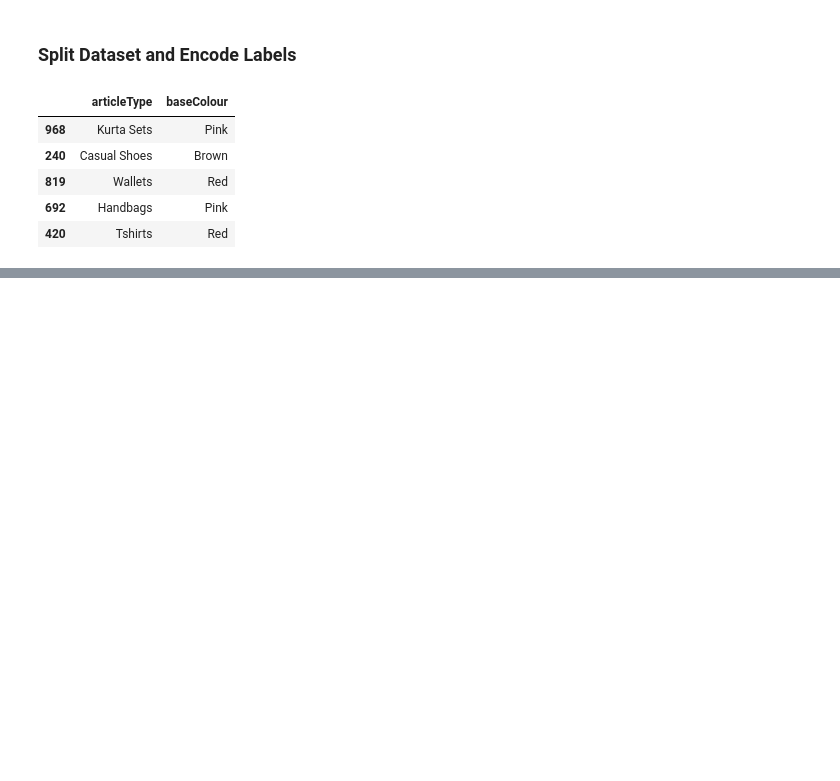
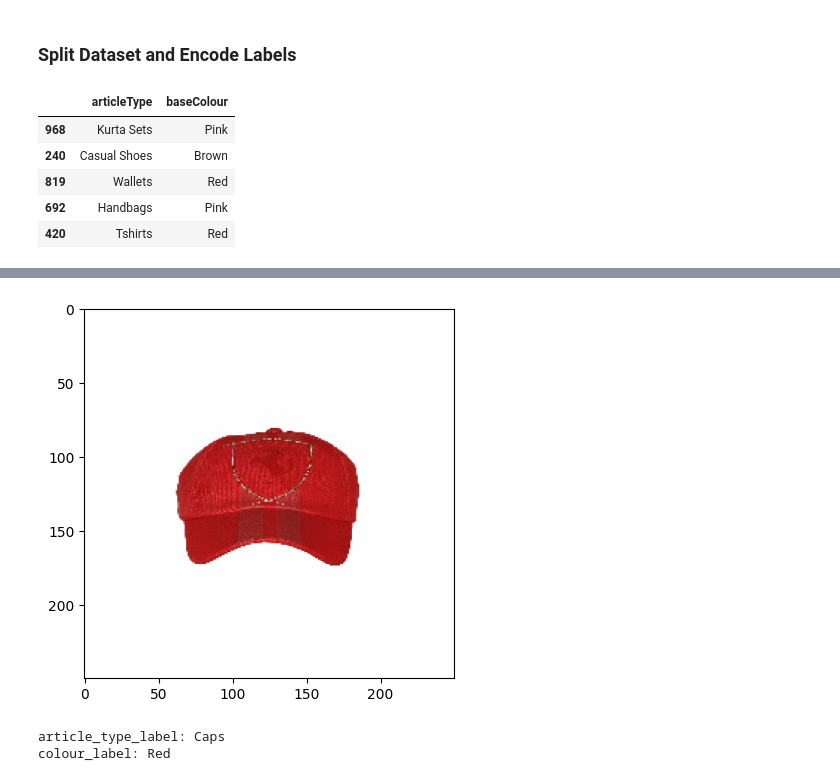
Before and after one commit to ihorkomarov/cloth_classifier, a Jupyter notebook: dataset_exploration.ipynb, the cells around one changed output, grey strips where cells are left out. Saved outputs shown, nothing was run; the diff lists cells and outputs as text; code cells hidden in the pictures; blank space fills up the shorter version.

```diff
--- a/dataset_exploration.ipynb
+++ b/dataset_exploration.ipynb
@@ -22,8 +18,8 @@ if (SMALL_DATASET):
     df_data = pd.read_csv("dataset/fashion-product-images-small/styles.csv", on_bad_lines='skip')
     image_files = os.listdir("dataset/fashion-product-images-small/images")
 else:
-    df_data = pd.read_csv("dataset/fashion-product-images-dataset/styles.csv", on_bad_lines='skip')
-    image_files = os.listdir("dataset/fashion-product-images-dataset/images")
+    df_data = pd.read_csv("../input/fashion-product-images-dataset/fashion-dataset/styles.csv", on_bad_lines='skip')
+    image_files = os.listdir("../input/fashion-product-images-dataset/fashion-dataset/images")
 # %% [markdown]
 ### Clean Data from nulls and non existing images
 # %%
@@ -62,7 +58,7 @@ df_data = df_data[mask].reset_index(drop=True)
 if (SMALL_DATASET):
     df_data['filename'] = df_data['id'].apply(lambda x: os.path.join("dataset/fashion-product-images-small/images/",str(x)+".jpg"))
 else:
-    df_data['filename'] = df_data['id'].apply(lambda x: os.path.join("dataset/fashion-product-images-dataset/images/",str(x)+".jpg"))
+    df_data['filename'] = df_data['id'].apply(lambda x: os.path.join("../input/fashion-product-images-dataset/fashion-dataset/images/",str(x)+".jpg"))
 # %%
 df_data.head()
 # %% [output]
@@ -84,6 +91,10 @@ import numpy as np
 # %%
-#normalize images by fixin width and height
-IMAGE_WIDTH = 50
-IMAGE_HEIGHT = 50
+#normalize images by fixing width and height
+if (SMALL_DATASET):
+    IMAGE_WIDTH = 60
+    IMAGE_HEIGHT = 60
+else:
+    IMAGE_WIDTH = 250
+    IMAGE_HEIGHT = 250
 # %%
 images = []
@@ -136,0 +236,3 @@ colour_test = lb_colour.transform(y_train["baseColour"].to_numpy())
+# %%
+image_path = df_data['filename'][500]
+input_image = np.expand_dims(process_image(image_path), axis=0)
@@ -136,0 +251,10 @@ colour_test = lb_colour.transform(y_train["baseColour"].to_numpy())
+# %%
+image = load_img(image_path, target_size=(IMAGE_HEIGHT, IMAGE_WIDTH))
+plt.imshow(image)
+plt.show()
+print(f"article_type_label: {article_type_label}")
+print(f"colour_label: {colour_label}")
+# %% [output]
+[figure, added]
+article_type_label: Caps
+colour_label: Red
```
Also changed, not shown: parts of 22 cells of this notebook, 1 other file.
